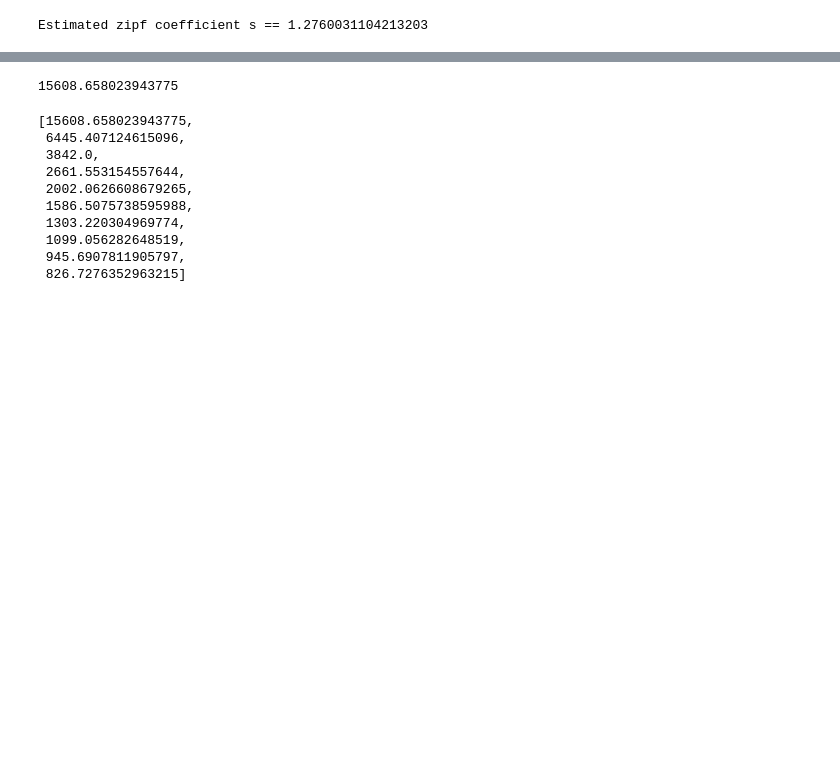
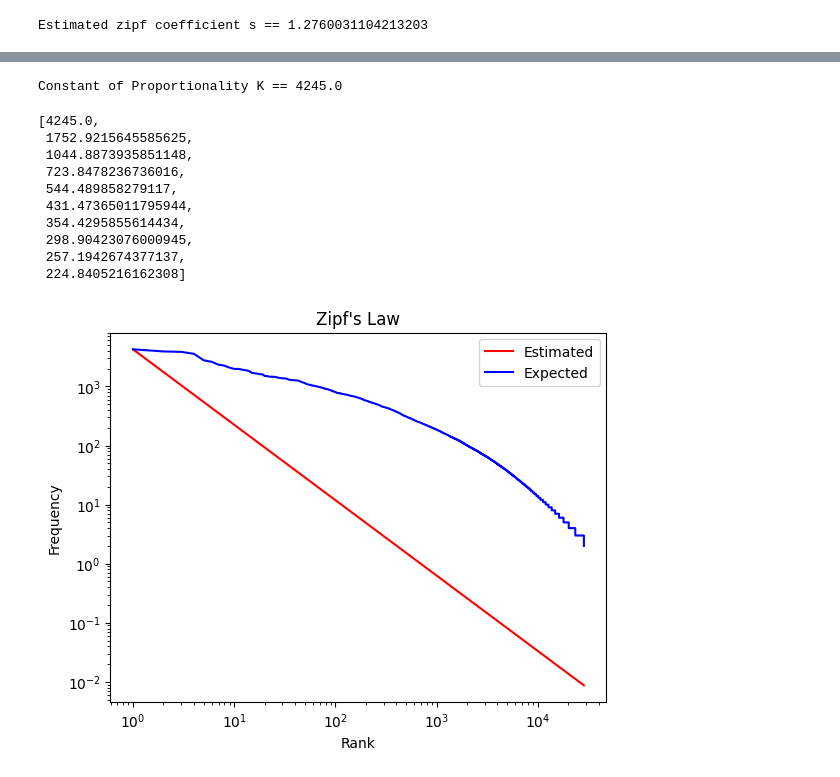
Before and after one commit to dissgod99/Word-Analysis-Association, a Jupyter notebook: zipf.ipynb, the cells around one changed output, grey strips where cells are left out. Drawn from its saved outputs; the diff is of its cells as text; code cells hidden in the pictures; blank space fills up the shorter version.

```diff
--- a/zipf.ipynb
+++ b/zipf.ipynb
@@ -198,8 +185,6 @@ for i in range(10):
-# %%
-rr0 = r[2]
-cc0 = c[2]
-k = cc0 / (rr0**(-s))
-k
-# %% [output]
-15608.658023943775
+# %%
+k = estimate_k(count_word=c[0], s_value=s, rank_word=r[0])
+print(f"Constant of Proportionality K == {k}")
+# %% [output]
+Constant of Proportionality K == 4245.0
 # %%
@@ -207,15 +192,15 @@ estim = [k*(rank**(-s)) for rank in r]
 # %%
-estim[:10]
+estimations[:10]
 # %% [output]
-[15608.658023943775,
- 6445.407124615096,
- 3842.0,
- 2661.553154557644,
- 2002.0626608679265,
- 1586.5075738595988,
- 1303.220304969774,
- 1099.056282648519,
- 945.6907811905797,
- 826.7276352963215]
+[4245.0,
+ 1752.9215645585625,
+ 1044.8873935851148,
+ 723.8478236736016,
+ 544.489858279117,
+ 431.47365011795944,
+ 354.4295855614434,
+ 298.90423076000945,
+ 257.1942674377137,
+ 224.8405216162308]
 # %%
 def plot_loglog(ranks, observed, expected):
@@ -226,4 +211,8 @@ def plot_loglog(ranks, observed, expected):
     plt.ylabel('Frequency')
     plt.title('Zipf\'s Law')
     plt.show()
+# %%
+plot_loglog(ranks=r, observed=estimations, expected=c)
+# %% [output]
+[figure, added]
 # %%
```
Also changed, not shown: parts of 5 cells of this notebook.
